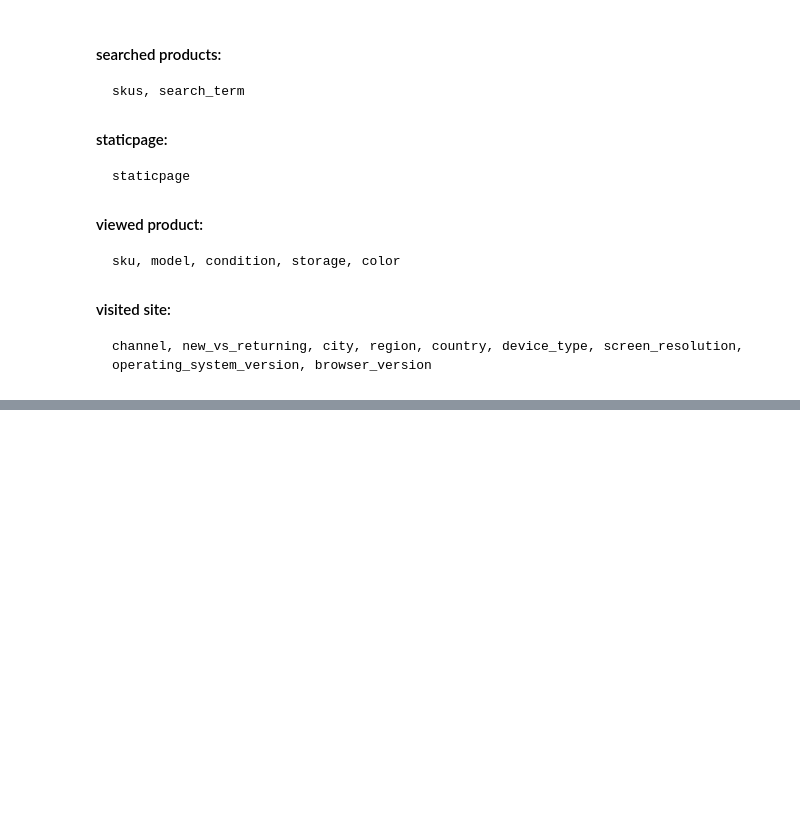
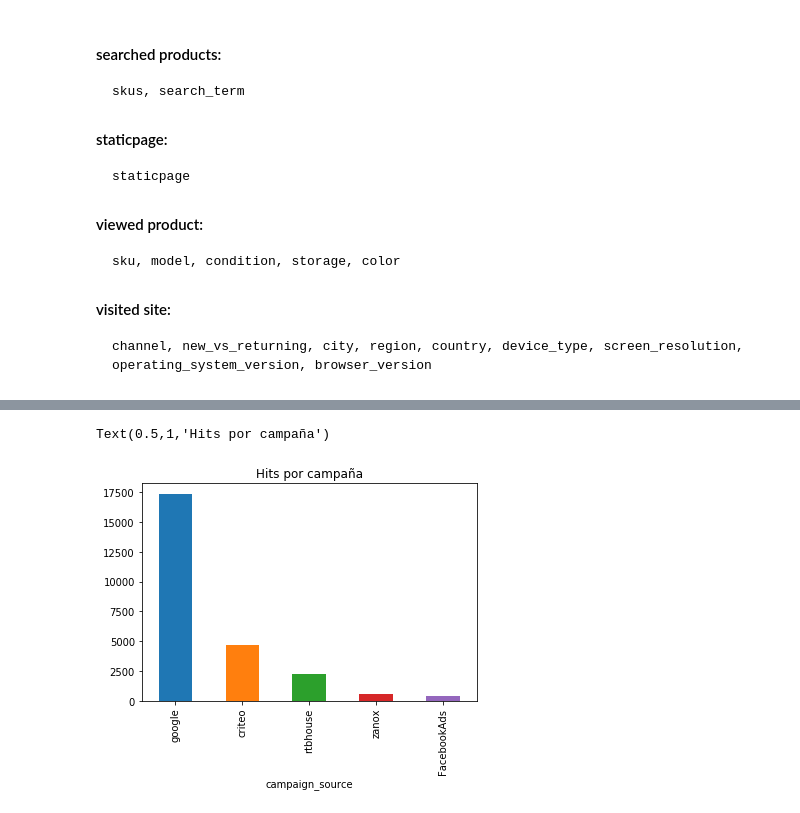
Before and after one commit to AlejandroKler/Datos-TP1, a Jupyter notebook: Analisis-Exploratorio.ipynb, the cells around one changed output, grey strips where cells are left out. Cells and saved outputs as stored; diff of their text form; code cells hidden in the pictures; blank space fills up the shorter version.

Commit message:
Agregamos Analisis por Campaña publicitaria

```diff
--- a/Analisis-Exploratorio.ipynb
+++ b/Analisis-Exploratorio.ipynb
@@ -111,0 +184,3 @@ Todos los eventos contienen informacion sobre **'timestamp'**, **'event'** y **'
+# %%
+ad_campaigns_cool = df.loc[(df['event']=='ad campaign hit'),['person','campaign_source']].drop_duplicates()
+ad_campaigns_cool.head()
@@ -111,0 +194,4 @@ Todos los eventos contienen informacion sobre **'timestamp'**, **'event'** y **'
+# %%
+personas_que_compraron = df.loc[df['event']=='conversion',['person']].drop_duplicates()
+personas_que_compraron['compro'] = True
+personas_que_compraron.head()
@@ -111,0 +205,3 @@ Todos los eventos contienen informacion sobre **'timestamp'**, **'event'** y **'
+# %%
+compras_por_campania = pd.merge(ad_campaigns_cool, personas_que_compraron, on='person', how='left')
+compras_por_campania.head(10)
@@ -111,0 +220,3 @@ Todos los eventos contienen informacion sobre **'timestamp'**, **'event'** y **'
+# %%
+compras2 = compras_por_campania.groupby('campaign_source').agg({'person': 'count','compro':'count'})
+compras2.head()
@@ -111,0 +231,6 @@ Todos los eventos contienen informacion sobre **'timestamp'**, **'event'** y **'
+# %%
+g = compras2['person'].sort_values(ascending=False).head().plot('bar')
+g.set_title('Hits por campaña')
+# %% [output]
+Text(0.5,1,'Hits por campaña')
+[figure, added]
```
Also changed, not shown: parts of 11 cells of this notebook.
